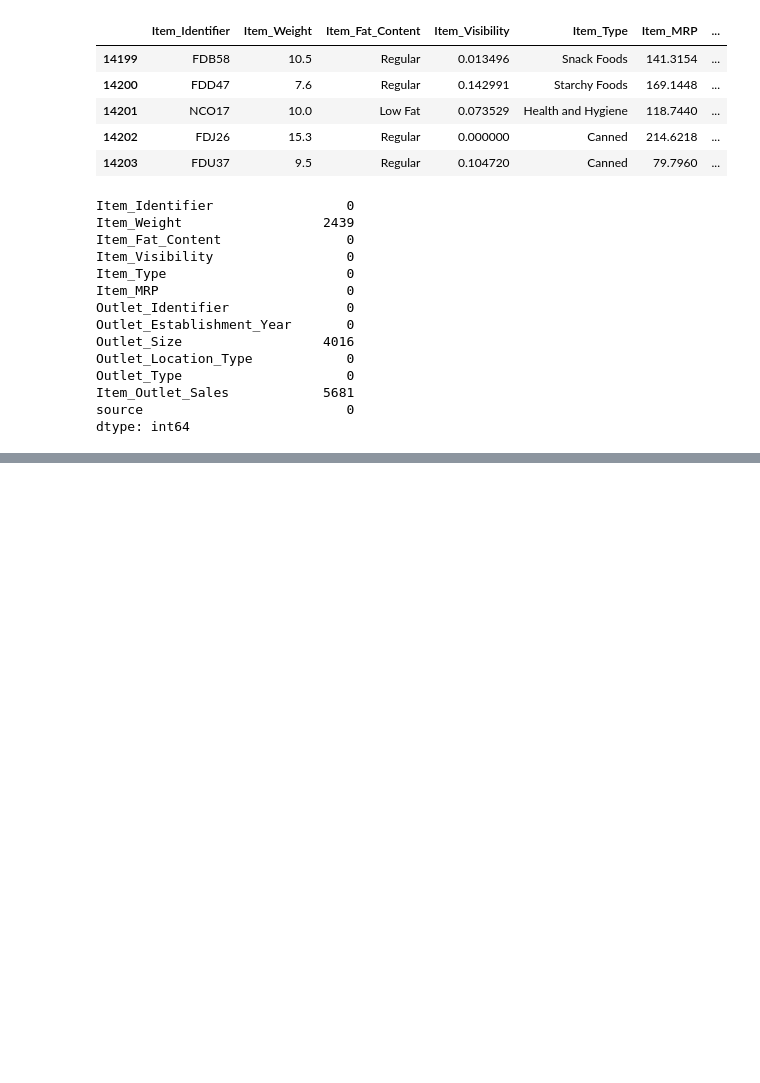
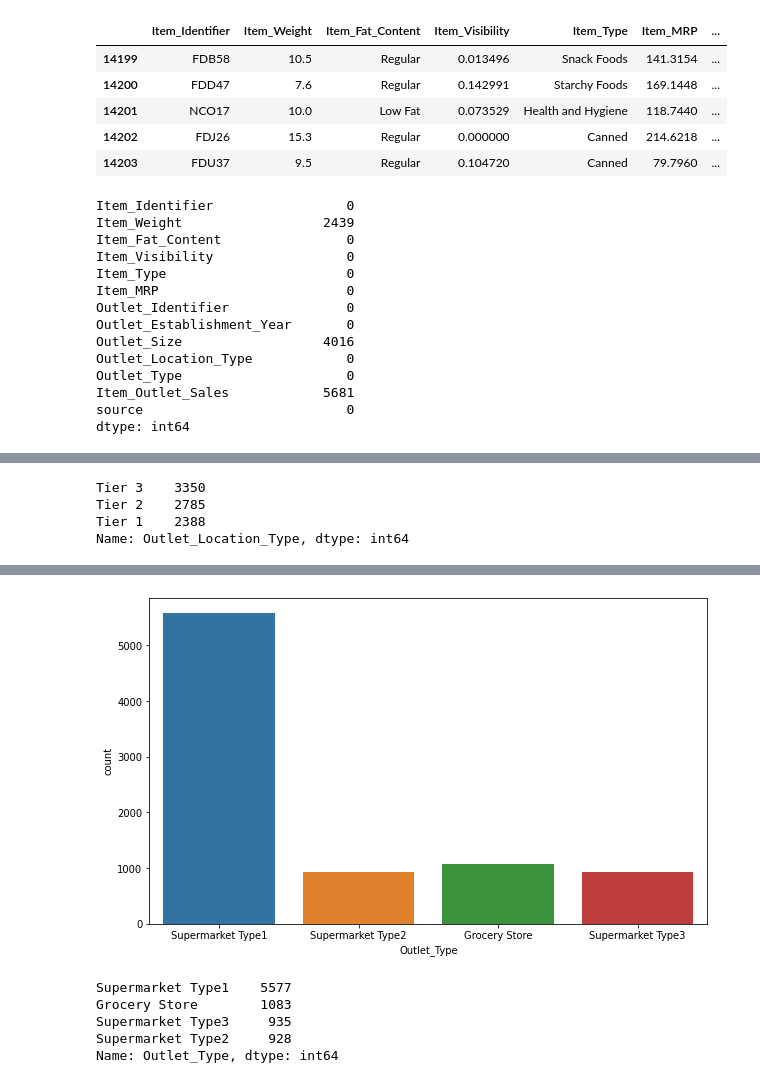
Before and after one commit to Mohamedrizwan-gif/data-science, a Jupyter notebook: ML/Regression/Bigmart Sales.ipynb, the cells around one changed output, grey strips where cells are left out. Cells and saved outputs as stored; diff of their text form; code cells hidden in the pictures; blank space fills up the shorter version.

```diff
--- a/ML/Regression/Bigmart Sales.ipynb
+++ b/ML/Regression/Bigmart Sales.ipynb
@@ -133,0 +204,12 @@ df_train['Outlet_Size'].value_counts()
+# %%
+df_train['Outlet_Location_Type'].value_counts()
+# %% [output]
+Tier 3    3350
+Tier 2    2785
+Tier 1    2388
+Name: Outlet_Location_Type, dtype: int64
+# %%
+plt.figure(figsize=(10, 6))
+sns.countplot(x=df_train['Outlet_Type'])
+plt.show()
+# %% [output]
@@ -134,3 +219,12 @@ df_train['Outlet_Size'].value_counts()
+[figure, added]
+# %%
+df_train['Outlet_Type'].value_counts()
+# %% [output]
+Supermarket Type1    5577
+Grocery Store        1083
+Supermarket Type3     935
+Supermarket Type2     928
+Name: Outlet_Type, dtype: int64
 # %%
 plt.figure(figsize=(12, 7))
 sns.scatterplot(x='Item_Weight', y='Item_Outlet_Sales', hue='Item_Type', size='Item_Weight', data=df_train)
```
Also changed, not shown: parts of 69 cells of this notebook.
